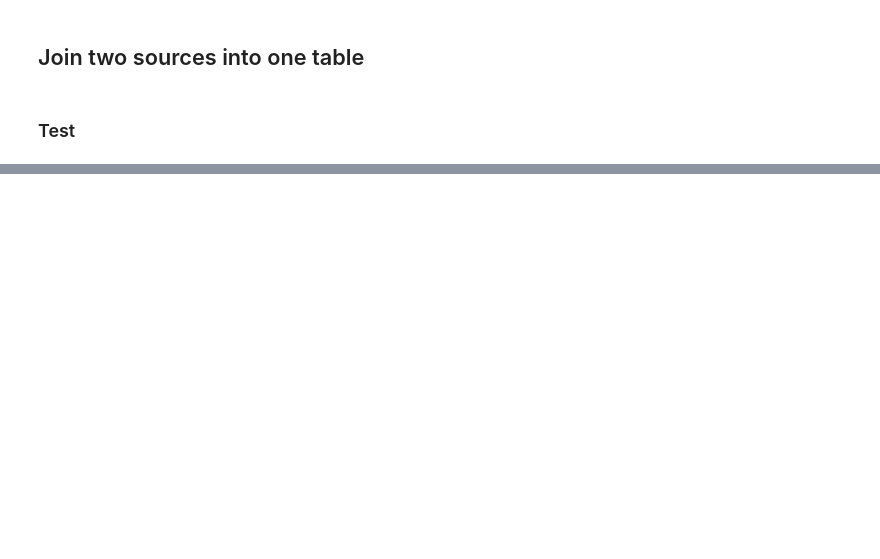
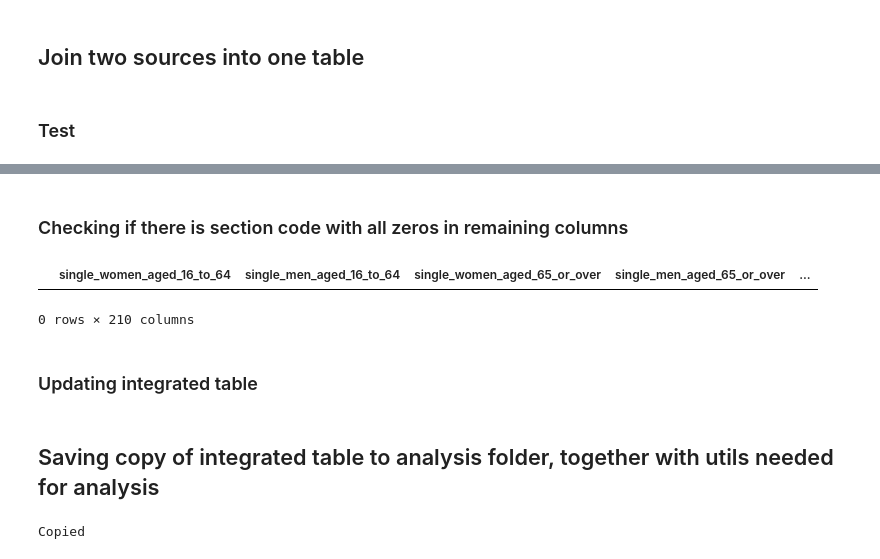
Before and after one commit to mionaD-upc/mimi-adsdb, a Jupyter notebook: Notebooks/4.Exploitation zone/exploitation_zone.ipynb, the cells around one changed output, grey strips where cells are left out. Saved outputs shown, nothing was run; the diff lists cells and outputs as text; code cells hidden in the pictures; blank space fills up the shorter version.

```diff
--- a/Notebooks/4.Exploitation zone/exploitation_zone.ipynb
+++ b/Notebooks/4.Exploitation zone/exploitation_zone.ipynb
@@ -29,0 +79,11 @@ Name: table_name, dtype: object
+# %% [markdown]
+### Checking if there is section code with all zeros in remaining columns
+# %%
+
+display(integratedDF[integratedDF.columns[1:]].loc[(integratedDF[integratedDF.columns[1:]]== 0).all(axis=1)])
+# none are found
+# %% [output]
+|  | single_women_aged_16_to_64 | single_men_aged_16_to_64 | single_women_aged_65_or_over | single_men_aged_65_or_over | ... |
+0 rows × 210 columns
+# %% [markdown]
+### Updating integrated table
@@ -29,0 +92,11 @@ Name: table_name, dtype: object
+# %% [markdown]
+## Saving copy of integrated table to analysis folder, together with utils needed for analysis
+# %%
+import shutil
+
+shutil.copy(os.path.join("../integration.duckdb"), os.path.join("../analysis/"))
+shutil.copy(os.path.join("../utils.py"), os.path.join("../analysis/"))
+
+print('Copied')
+# %% [output]
+Copied
```
Also changed, not shown: parts of 7 cells of this notebook, 2 other files.
